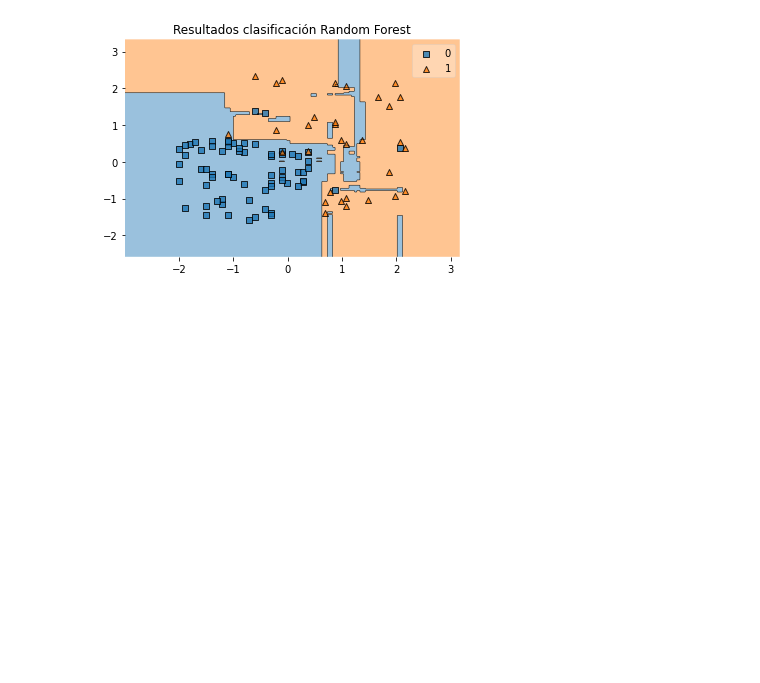
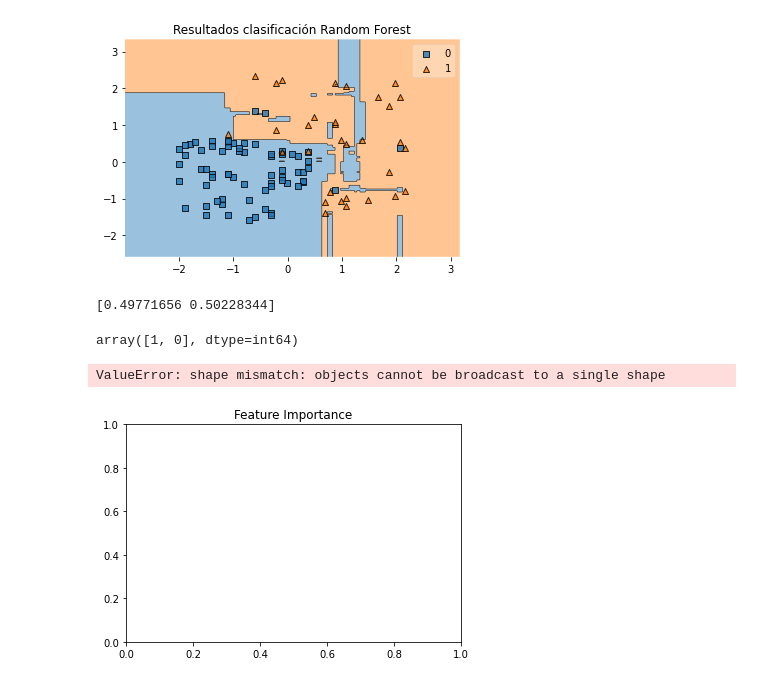
Before and after one commit to Xavi80/Material-CNBV, a Jupyter notebook: MOD 8/Codigos Python/random_forest_classification.ipynb, the cells around one changed output. Cells and saved outputs as stored; diff of their text form; code cells hidden in the pictures; blank space fills up the shorter version.

```diff
--- a/MOD 8/Codigos Python/random_forest_classification.ipynb
+++ b/MOD 8/Codigos Python/random_forest_classification.ipynb
@@ -160,3 +173,25 @@ plot_decision_regions(
 ax.set_title("Resultados clasificación Random Forest");
 # %% [output]
 [figure]
+# %%
+importances = classifier.feature_importances_
+print(importances)
+#
+# Sort the feature importance in descending order
+#
+sorted_indices = np.argsort(importances)[::-1]
+sorted_indices
+# %% [output]
+[0.49771656 0.50228344]
+array([1, 0], dtype=int64)
+# %%
+import matplotlib.pyplot as plt
+
+plt.title('Feature Importance')
+plt.bar(range(X_train.shape[1]), importances[sorted_indices], align='center')
+plt.xticks(range(X_train.shape[1]), X_train.columns[sorted_indices], rotation=90)
+plt.tight_layout()
+plt.show()
+# %% [output]
+ValueError: shape mismatch: objects cannot be broadcast to a single shape
+[figure, added]
```
Also changed, not shown: parts of 4 cells of this notebook, 11 other files.
